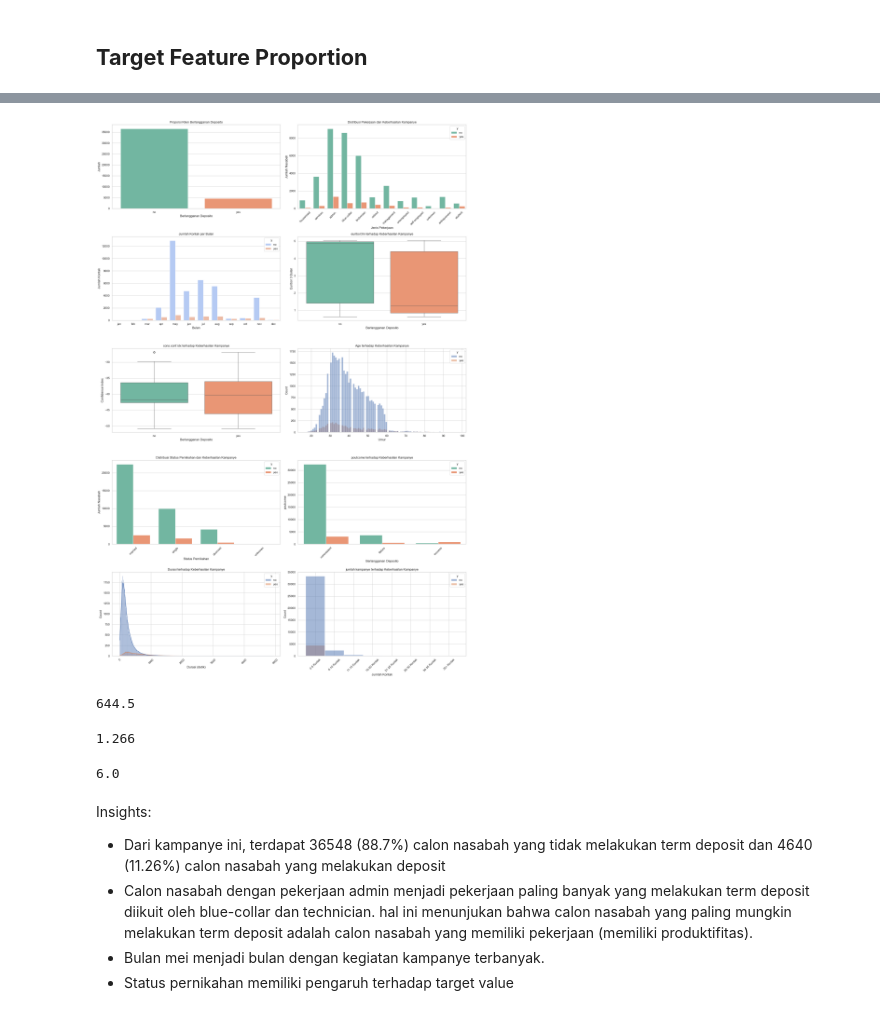
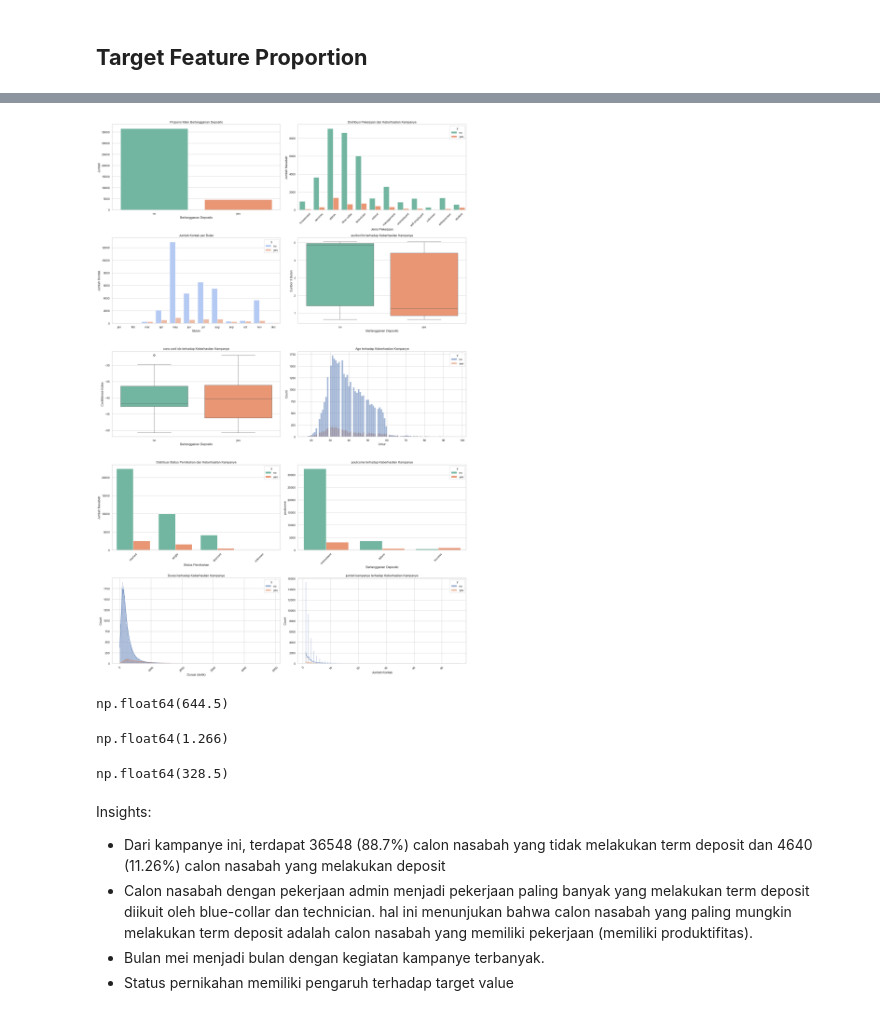
Before and after one commit to akmalraafid25/BetaGroup_JC_DS_OL_FinalProject, a Jupyter notebook: FinalProject.ipynb, the cells around one changed output, grey strips where cells are left out. Drawn from its saved outputs; the diff is of its cells as text; code cells hidden in the pictures.

```diff
--- a/FinalProject.ipynb
+++ b/FinalProject.ipynb
@@ -524,5 +515,0 @@ df['age_group'] = pd.cut(df['age'], bins=bins, labels=labels, right=False)
-# %%
-bins = [0, 100, 300, 600, df['duration'].max()]
-labels = ['short', 'medium', 'long', 'very long']
-df['duration_category'] = pd.cut(df['duration'], bins=bins, labels=labels, include_lowest=True)
-print(df['duration_category'].value_counts())
@@ -536,5 +515,0 @@ Name: count, dtype: int64
-# %%
-bins = [0, 5, 10, 15, 20, 25, 30, 35,  df['campaign'].max()]
-labels = ['0-5 Kontak', '6-10 Kontak', '11-15 Kontak', '16-20 Kontak', '21-25 Kontak', '26-30 Kontak','30-35 Kontak', '35+ Kontak']
-df['contact_category'] = pd.cut(df['campaign'], bins=bins, labels=labels, include_lowest=True)
-print(df['contact_category'].value_counts())
@@ -601,35 +565,35 @@ plt.subplot(5, 2, 7)
 sns.countplot(data=df, x='marital', hue='y', palette='Set2')
 plt.title('Distribusi Status Pernikahan dan Keberhasilan Kampanye')
 plt.xlabel('Status Pernikahan')
 plt.ylabel('Jumlah Nasabah')
 plt.xticks(rotation=45)
 
 # 8. hubungan poutcome dengan y
 plt.subplot(5, 2, 8)
 sns.countplot(data=df, x='poutcome', hue='y', palette='Set2')
 plt.title('poutcome terhadap Keberhasilan Kampanye')
 plt.xlabel('Berlangganan Deposito')
 plt.xticks(rotation=45)
 plt.ylabel('poutcome')
 
 plt.subplot(5, 2, 9)
 sns.histplot(data = df, hue = 'y', x = df['duration'], stat = 'count',kde = True)
 plt.title('Durasi terhadap Keberhasilan Kampanye')
 plt.xlabel('Durasi (detik)')
 plt.xticks(rotation=45)
 plt.ylabel('Count')
 
 plt.subplot(5, 2, 10)
-sns.histplot(data = df, hue = 'y', x = df['contact_category'], stat = 'count')
+sns.histplot(data = df, hue = 'y', x = df['campaign'], stat = 'count',kde = True)
 plt.title('jumlah kampanye terhadap Keberhasilan Kampanye')
 plt.xlabel('Jumlah Kontak')
 plt.xticks(rotation=45)
 plt.ylabel('Count')
 
 plt.tight_layout()
 plt.show()
 # %% [output]
-[figure, old version]
+[figure, new version]
 # %%
 # Cek batas atas dan bawah dari duration
 IQR = df['duration'].quantile(0.75) - df['duration'].quantile(0.25)
@@ -638,21 +602,20 @@ upper_fence = df['duration'].quantile(0.75) + 1.5*IQR
 
 upper_fence
 # %% [output]
-644.5
+np.float64(644.5)
 # %%
 df[df['y']=="yes"]['euribor3m'].median()
 # %% [output]
-1.266
+np.float64(1.266)
-# %%
-Q1 = df['campaign'].quantile(0.25)
-Q3 = df['campaign'].quantile(0.75)
-IQR = Q3 - Q1
-lower_bound = Q1 - 1.5 * IQR
-upper_bound = Q3 + 1.5 * IQR
-
-upper_bound
-# %% [output]
-6.0
+# %%
+# Cek batas atas dan bawah dari campaign
+campaign_IQR = df['campaign'].quantile(0.75) - df['campaign'].quantile(0.25)
+campaign_lower_fence = df['campaign'].quantile(0.25) - 1.5*IQR
+campaign_upper_fence = df['campaign'].quantile(0.75) + 1.5*IQR
+
+campaign_upper_fence
+# %% [output]
+np.float64(328.5)
 # %% [markdown]
 Insights:
 - Dari kampanye ini, terdapat 36548 (88.7%) calon nasabah yang tidak melakukan term deposit dan 4640 (11.26%) calon nasabah yang melakukan deposit
```
Also changed, not shown: parts of 81 cells of this notebook.
